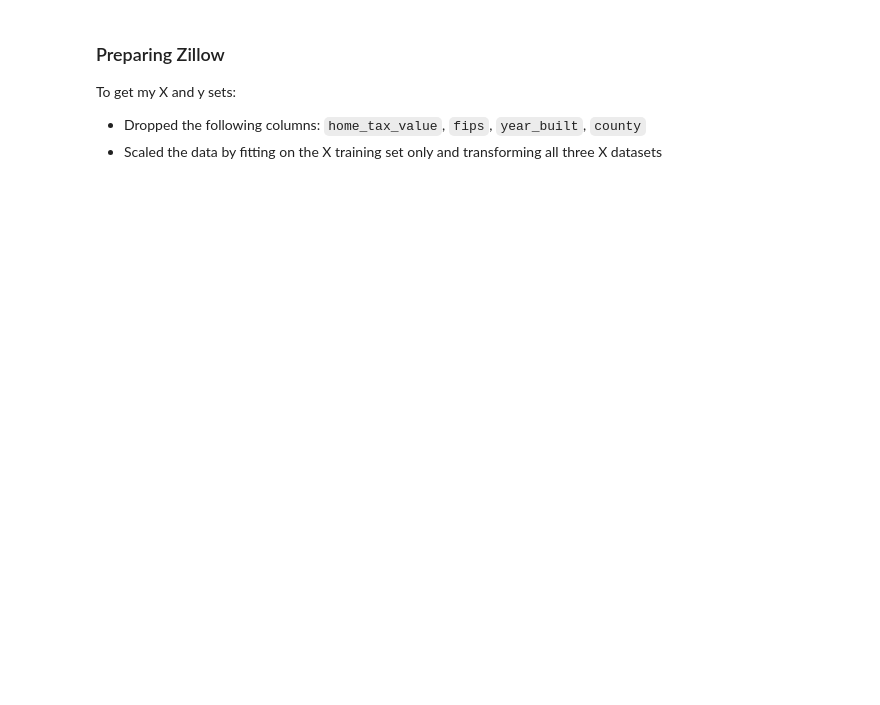
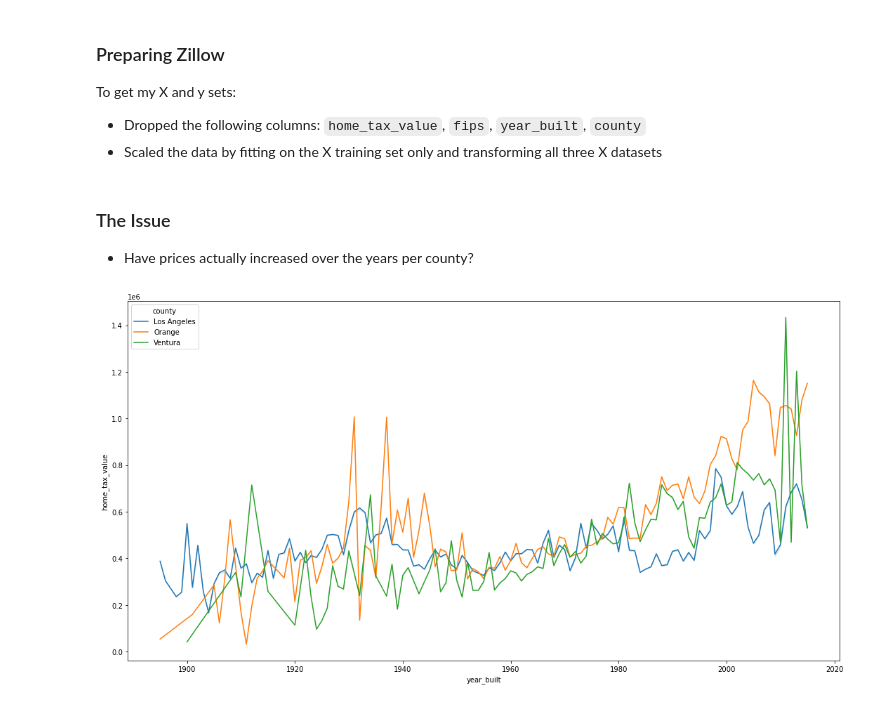
Before and after one commit to scottschmidl/zillow_housing_prices, a Jupyter notebook: report.ipynb, the cells around one changed output. Saved outputs shown, nothing was run; the diff lists cells and outputs as text; code cells hidden in the pictures; blank space fills up the shorter version.

```diff
--- a/report.ipynb
+++ b/report.ipynb
@@ -97,3 +97,14 @@ p = Prepare()
 
 # This step scales the data for easier use by the algorithm
 X_train_scaled, X_val_scaled, X_test_scaled, _ = p.scaling(X_train, X_val, X_test)
+# %% [markdown]
+### The Issue
+- Have prices actually increased over the years per county?
+# %%
+import seaborn as sns
+import matplotlib.pyplot as plt
+plt.figure(figsize=(15, 8))
+sns.lineplot(x="year_built", y="home_tax_value", hue="county", ci=False,  data=train);
+plt.tight_layout();
+# %% [output]
+[figure, added]
```
Also changed, not shown: parts of 6 cells of this notebook.
